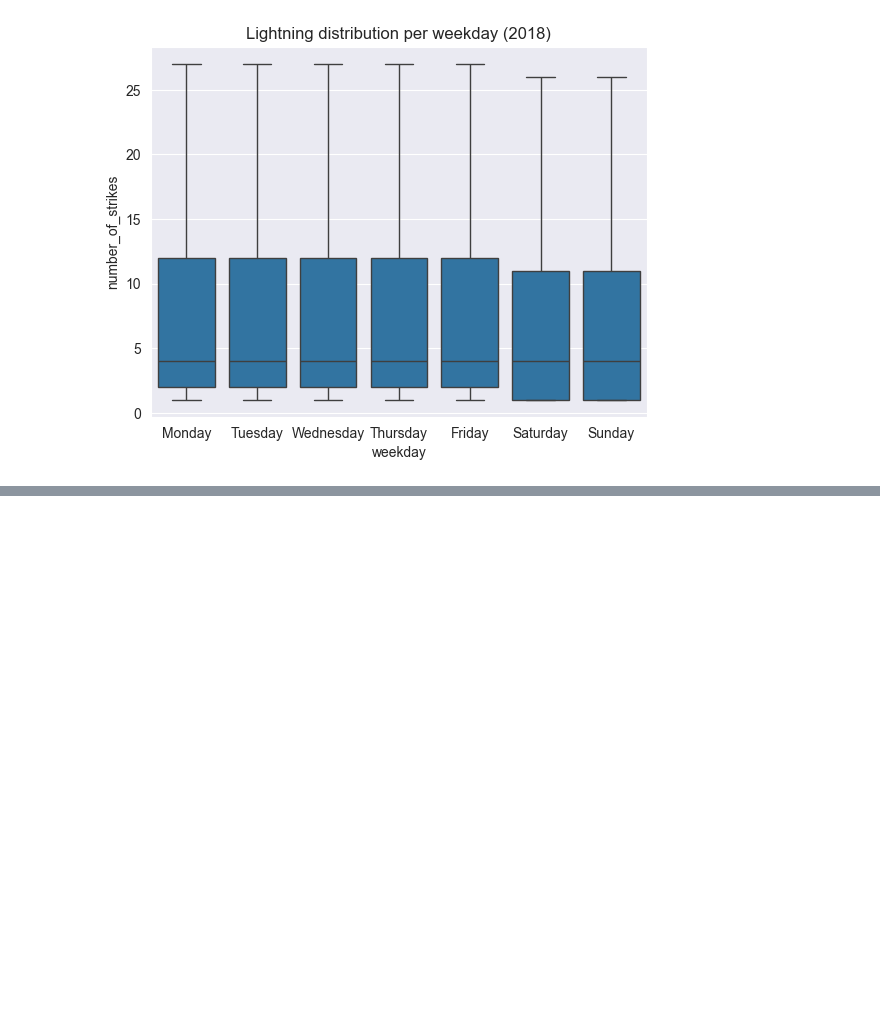
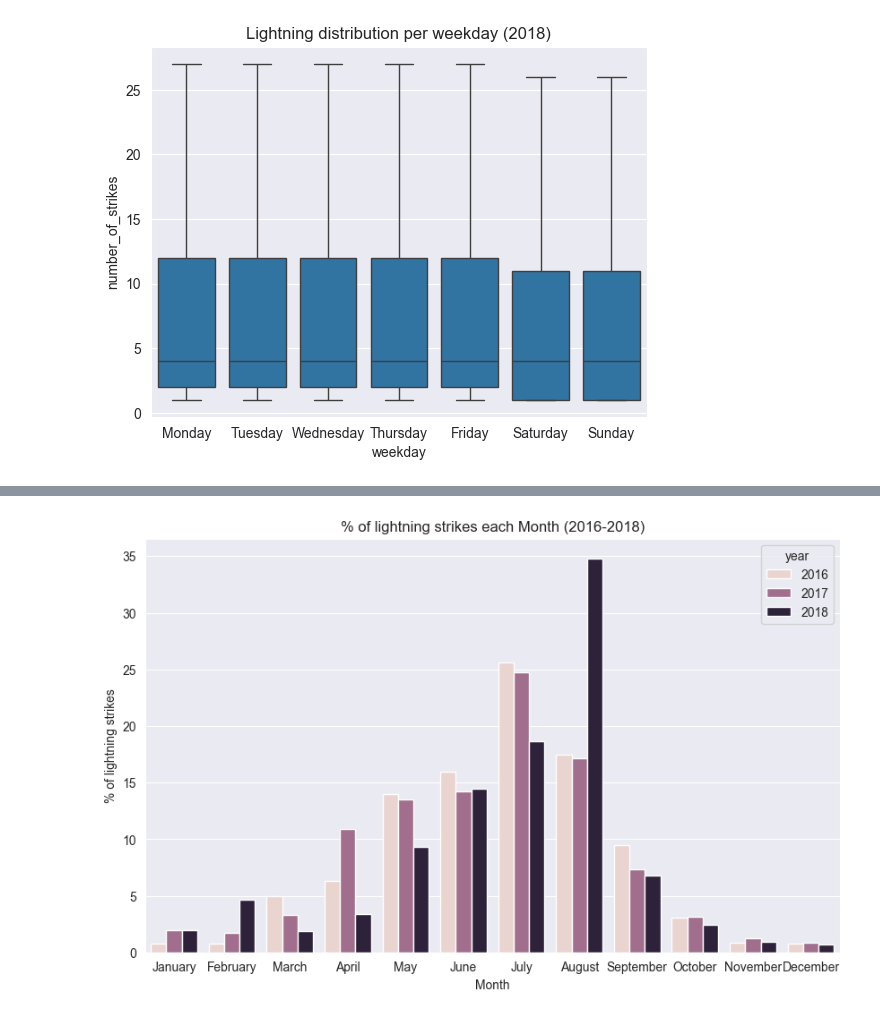
Before and after one commit to yildizramazan/daily-lightning-strikes, a Jupyter notebook: notebook.ipynb, the cells around one changed output, grey strips where cells are left out. Cells and saved outputs as stored; diff of their text form; code cells hidden in the pictures; blank space fills up the shorter version.

```diff
--- a/notebook.ipynb
+++ b/notebook.ipynb
@@ -655,0 +712,4 @@ g.set_title('Lightning distribution per weekday (2018)');
+# %%
+lightning_by_month = union_structuring[["month_txt", 'year', "number_of_strikes"]].groupby(['month_txt','year']).sum(numeric_only=True).reset_index()
+
+lightning_by_month.head()
@@ -655,0 +723,4 @@ g.set_title('Lightning distribution per weekday (2018)');
+# %%
+lightning_by_year = union_structuring.groupby(['year']).agg(
+    year_strikes = pd.NamedAgg(column="number_of_strikes", aggfunc="sum")).reset_index()
+lightning_by_year.head()
@@ -655,0 +732,3 @@ g.set_title('Lightning distribution per weekday (2018)');
+# %%
+percentage_lightning = lightning_by_month.merge(lightning_by_year,on='year')
+percentage_lightning.sort_values(by="year")
@@ -655,0 +753,3 @@ g.set_title('Lightning distribution per weekday (2018)');
+# %%
+percentage_lightning["percentage_lightning_per_month"] = (percentage_lightning["number_of_strikes"]/percentage_lightning["year_strikes"]*100)
+percentage_lightning.head()
@@ -655,0 +763,17 @@ g.set_title('Lightning distribution per weekday (2018)');
+# %%
+plt.figure(figsize=(10,6));
+
+month_order = ['January', 'February', 'March', 'April', 'May', 'June',
+               'July', 'August', 'September', 'October', 'November', 'December']
+
+sns.barplot(
+    data = percentage_lightning,
+    x = 'month_txt',
+    y = 'percentage_lightning_per_month',
+    hue = 'year',
+    order = month_order );
+plt.xlabel("Month");
+plt.ylabel("% of lightning strikes");
+plt.title("% of lightning strikes each Month (2016-2018)");
+# %% [output]
+[figure, added]
```
Also changed, not shown: parts of 10 cells of this notebook.
